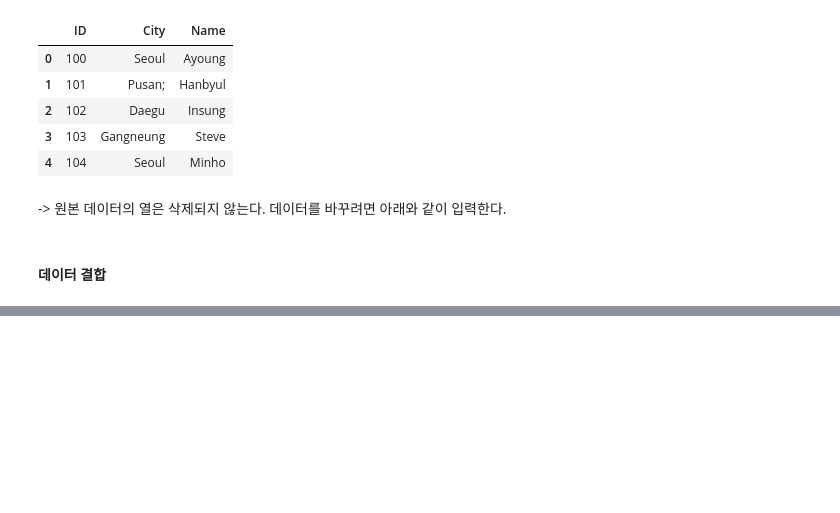
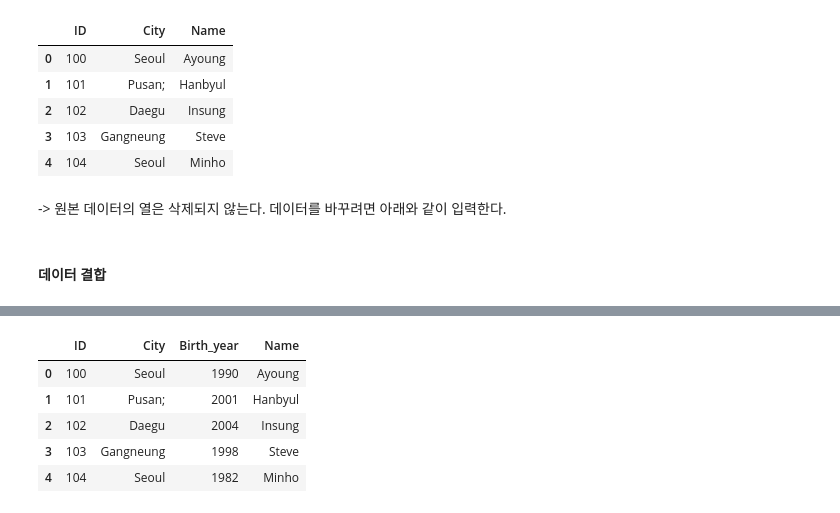
Before and after one commit to gongboogi/Python-Practice, a Jupyter notebook: Pandas기초.ipynb, the cells around one changed output, grey strips where cells are left out. Drawn from its saved outputs; the diff is of its cells as text; code cells hidden in the pictures; blank space fills up the shorter version.

```diff
--- a/Pandas기초.ipynb
+++ b/Pandas기초.ipynb
@@ -205,0 +222,9 @@ attri_data_frame1 = attri_data_frame1.drop(['Birth_year'], axis=1)
+# %%
+attri_data_frame1
+# %% [output]
+|  | ID | City | Birth_year | Name |
+| 0 | 100 | Seoul | 1990 | Ayoung |
+| 1 | 101 | Pusan; | 2001 | Hanbyul |
+| 2 | 102 | Daegu | 2004 | Insung |
+| 3 | 103 | Gangneung | 1998 | Steve |
+| 4 | 104 | Seoul | 1982 | Minho |
```
Also changed, not shown: parts of 35 cells of this notebook.
